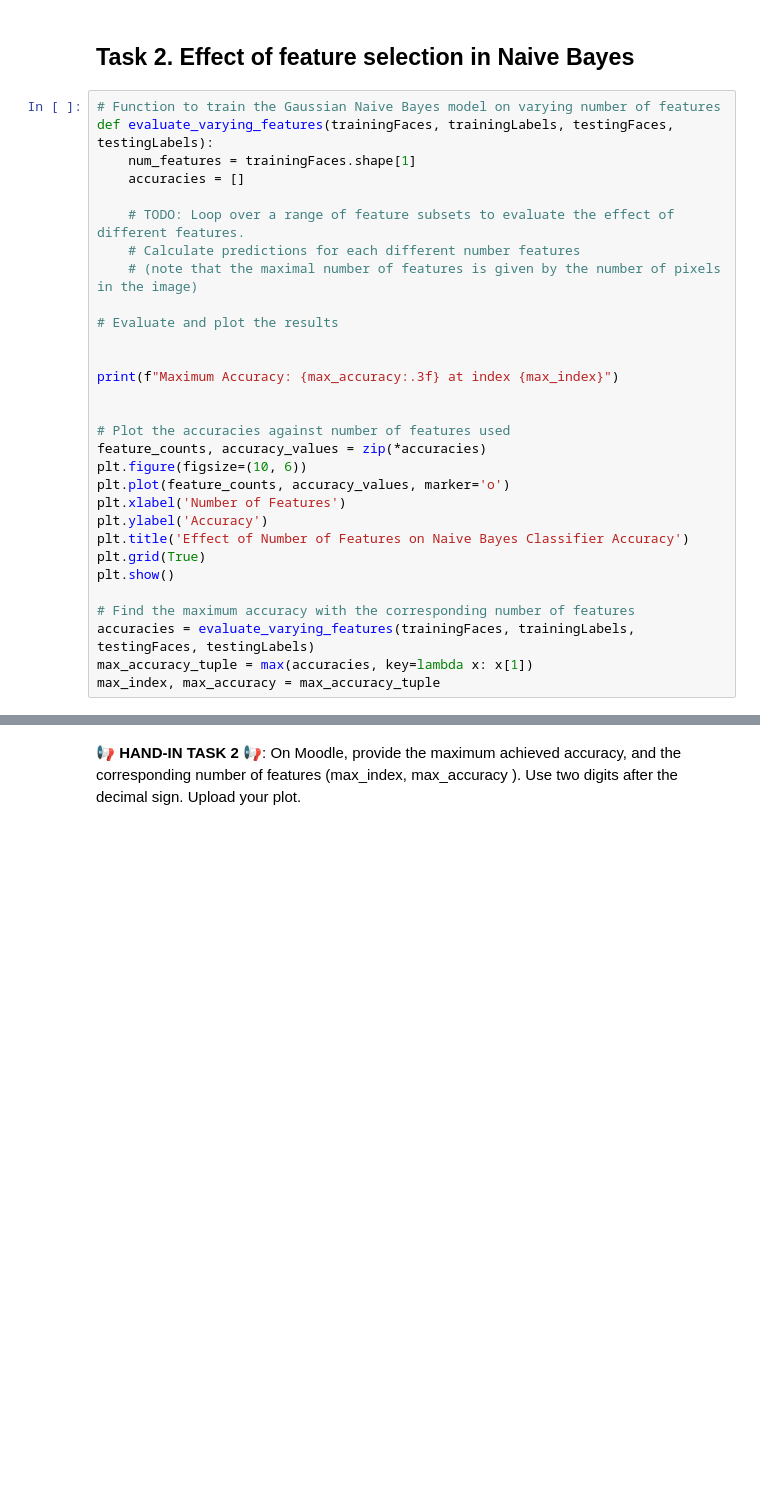
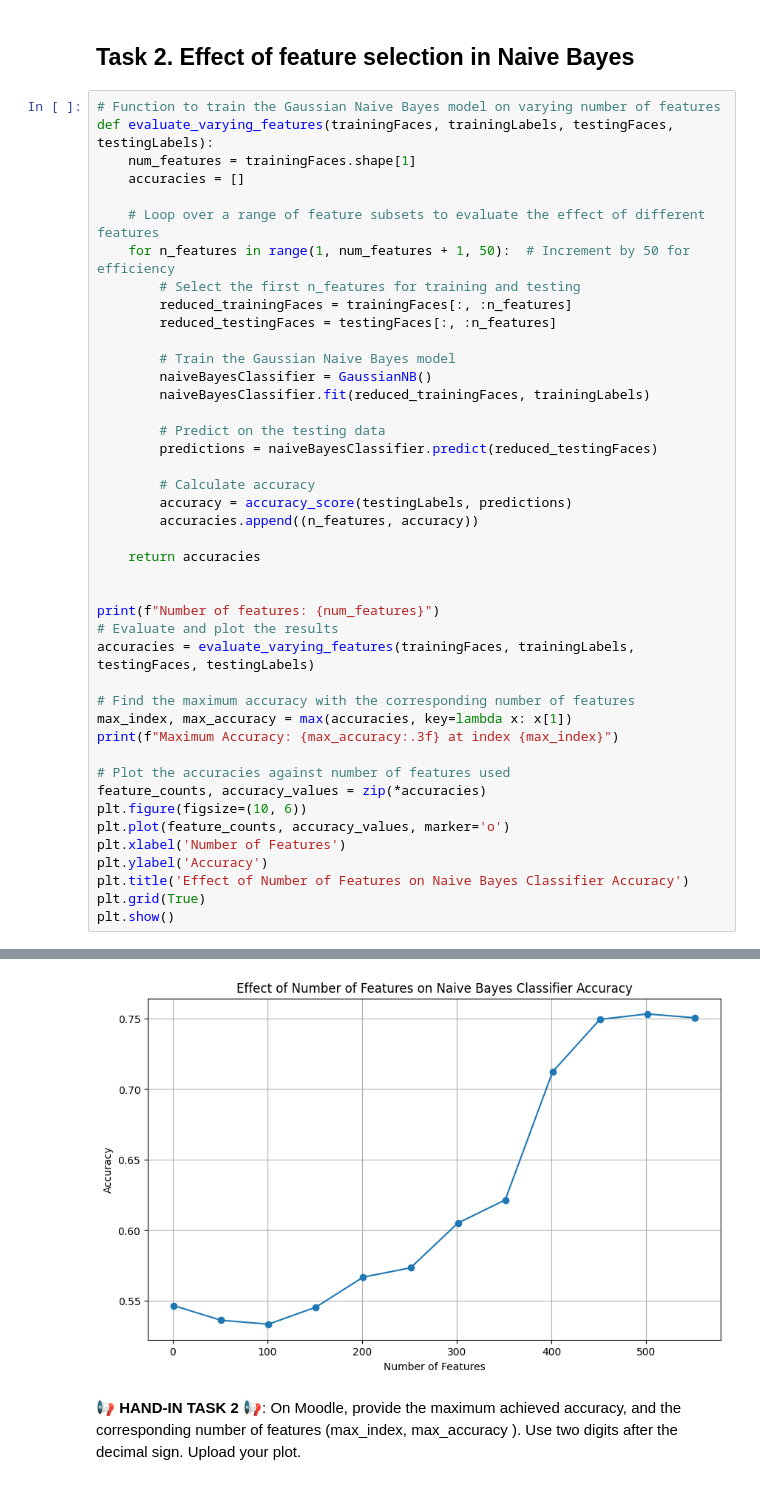
Before and after one commit to michaljohnson/MLDM, a Jupyter notebook: L10/L10_GenerativeModels_Assignment.ipynb, the cells around one changed output, grey strips where cells are left out. Cells and saved outputs as stored; diff of their text form; blank space fills up the shorter version.

```diff
--- a/L10/L10_GenerativeModels_Assignment.ipynb
+++ b/L10/L10_GenerativeModels_Assignment.ipynb
@@ -188,15 +188,33 @@ def evaluate_varying_features(trainingFaces, trainingLabels, testingFaces, testi
     num_features = trainingFaces.shape[1]
     accuracies = []
 
-    # TODO: Loop over a range of feature subsets to evaluate the effect of different features.
-    # Calculate predictions for each different number features
-    # (note that the maximal number of features is given by the number of pixels in the image)
+    # Loop over a range of feature subsets to evaluate the effect of different features
+    for n_features in range(1, num_features + 1, 50):  # Increment by 50 for efficiency
+        # Select the first n_features for training and testing
+        reduced_trainingFaces = trainingFaces[:, :n_features]
+        reduced_testingFaces = testingFaces[:, :n_features]
 
-# Evaluate and plot the results
+        # Train the Gaussian Naive Bayes model
+        naiveBayesClassifier = GaussianNB()
+        naiveBayesClassifier.fit(reduced_trainingFaces, trainingLabels)
+
+        # Predict on the testing data
+        predictions = naiveBayesClassifier.predict(reduced_testingFaces)
+
+        # Calculate accuracy
+        accuracy = accuracy_score(testingLabels, predictions)
+        accuracies.append((n_features, accuracy))
+
+    return accuracies
 
 
+print(f"Number of features: {num_features}")
+# Evaluate and plot the results
+accuracies = evaluate_varying_features(trainingFaces, trainingLabels, testingFaces, testingLabels)
+
+# Find the maximum accuracy with the corresponding number of features
+max_index, max_accuracy = max(accuracies, key=lambda x: x[1])
 print(f"Maximum Accuracy: {max_accuracy:.3f} at index {max_index}")
-
 
 # Plot the accuracies against number of features used
 feature_counts, accuracy_values = zip(*accuracies)
@@ -207,8 +225,4 @@ plt.ylabel('Accuracy')
 plt.title('Effect of Number of Features on Naive Bayes Classifier Accuracy')
 plt.grid(True)
 plt.show()
-
-# Find the maximum accuracy with the corresponding number of features
-accuracies = evaluate_varying_features(trainingFaces, trainingLabels, testingFaces, testingLabels)
-max_accuracy_tuple = max(accuracies, key=lambda x: x[1])
-max_index, max_accuracy = max_accuracy_tuple
+# %% [output]
@@ -215,3 +231,4 @@ max_index, max_accuracy = max_accuracy_tuple
+[figure, added]
 # %% [markdown]
 📢 **HAND-IN TASK 2** 📢:
 On Moodle, provide the maximum achieved accuracy, and the corresponding number of features (max_index, max_accuracy ). Use two digits after the decimal sign. Upload your plot.
```
Also changed, not shown: parts of 3 cells of this notebook, 1 other file.
